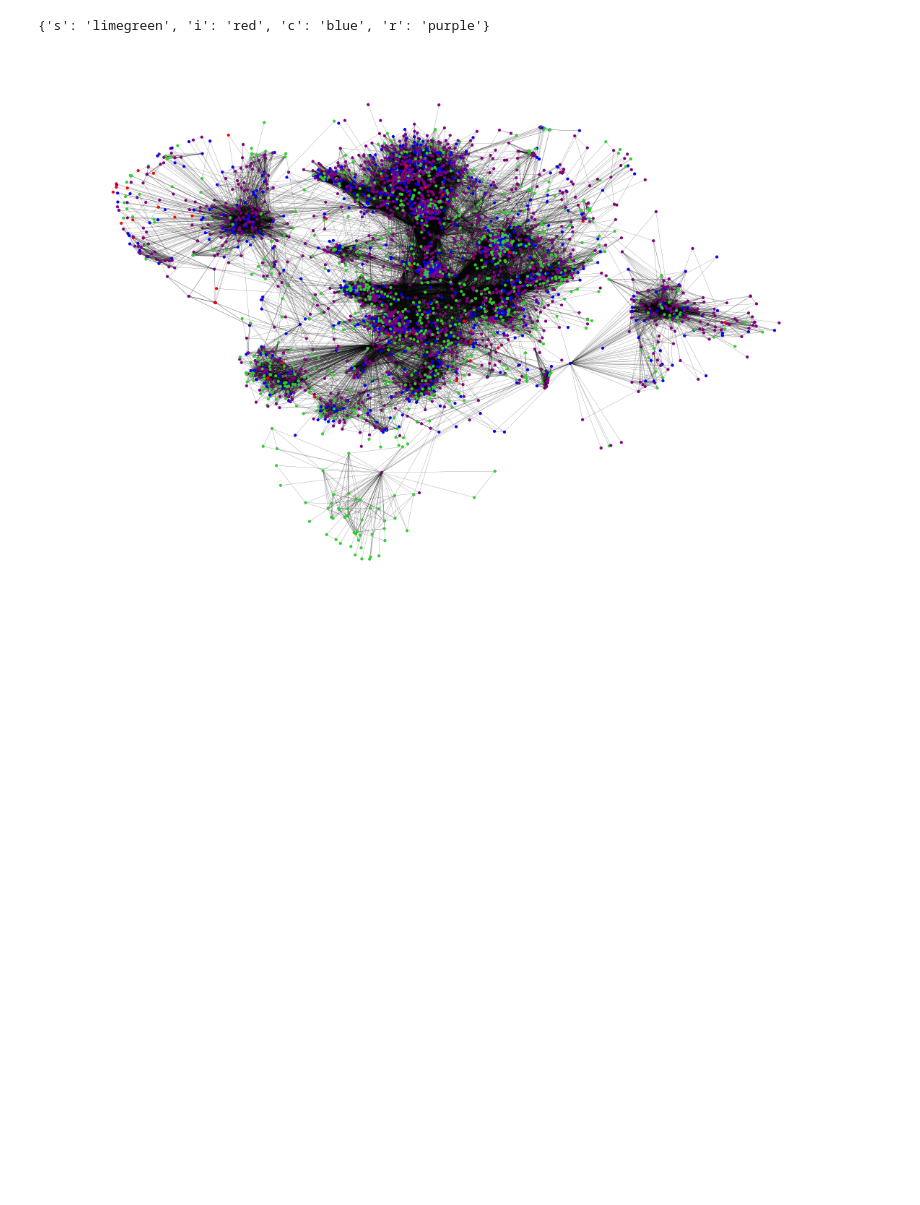
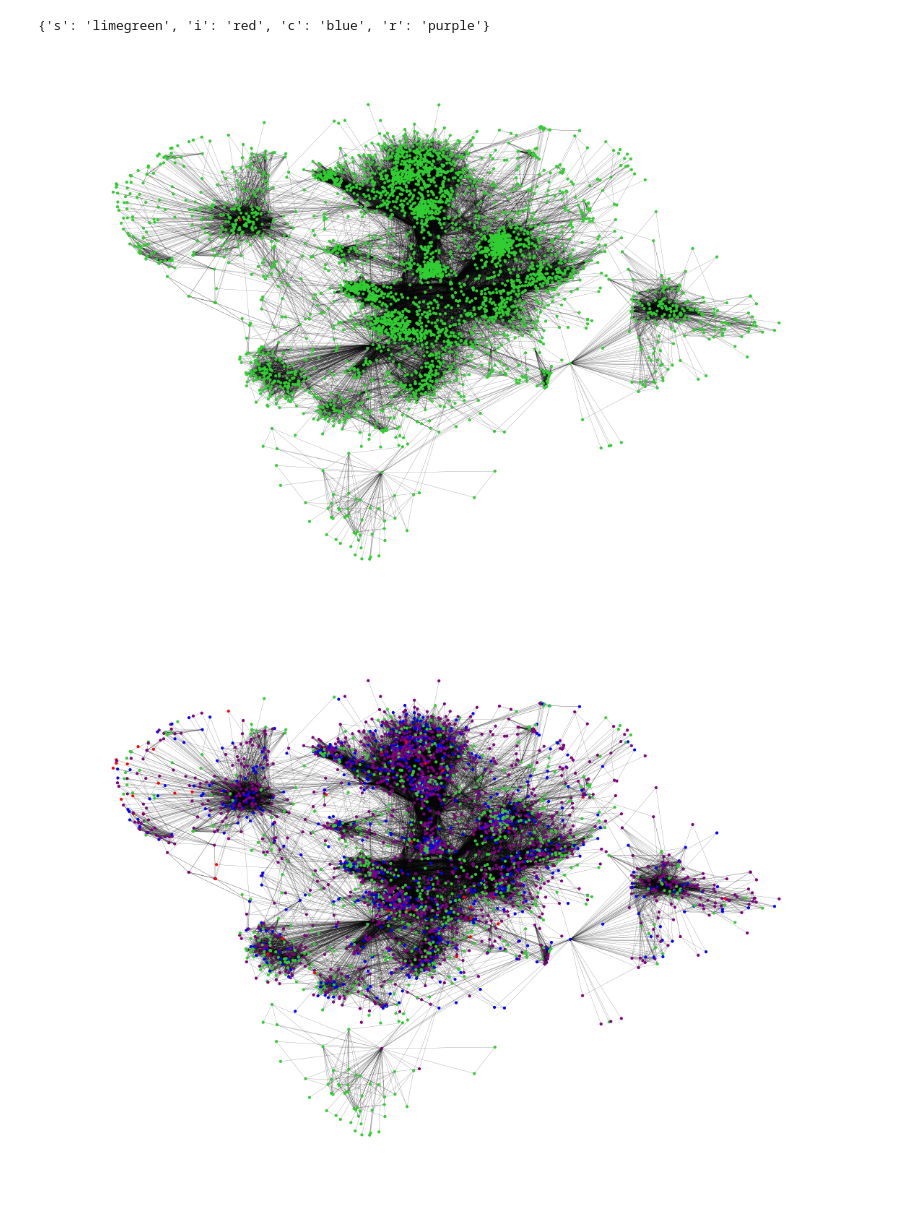
Before and after one commit to shivani-nandani/rumour-spread, a Jupyter notebook: facebook_network_analysis.ipynb, the cells around one changed output. Saved outputs shown, nothing was run; the diff lists cells and outputs as text; code cells hidden in the pictures; blank space fills up the shorter version.

```diff
--- a/facebook_network_analysis.ipynb
+++ b/facebook_network_analysis.ipynb
@@ -67,6 +67,13 @@ color_map = np.empty(N).astype(str)
 
 color_map[1:] = sicr_color['s']
 color_map[0] = sicr_color['i']
+# %%
+pos = nx.spring_layout(G, iterations=15, seed=1721)
+fig, ax = plt.subplots(figsize=(20, 14))
+ax.axis('off')
+nx.draw_networkx(G, pos=pos, ax=ax, node_size=10, with_labels=False, width=0.15, node_color=color_map)
+# %% [output]
+[figure, added]
 # %%
 for t in range(1, n):
     for i in range(N):
```
